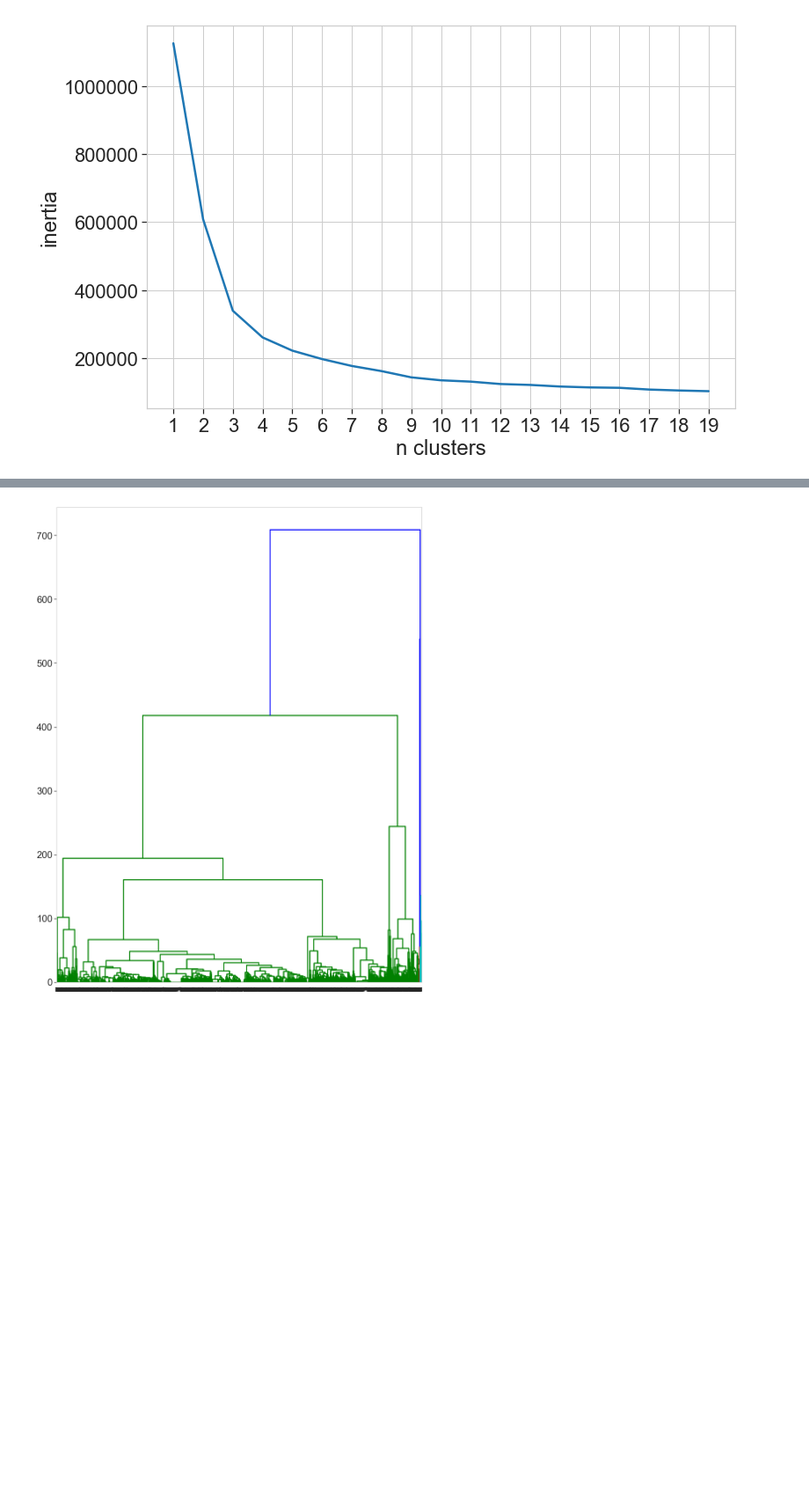
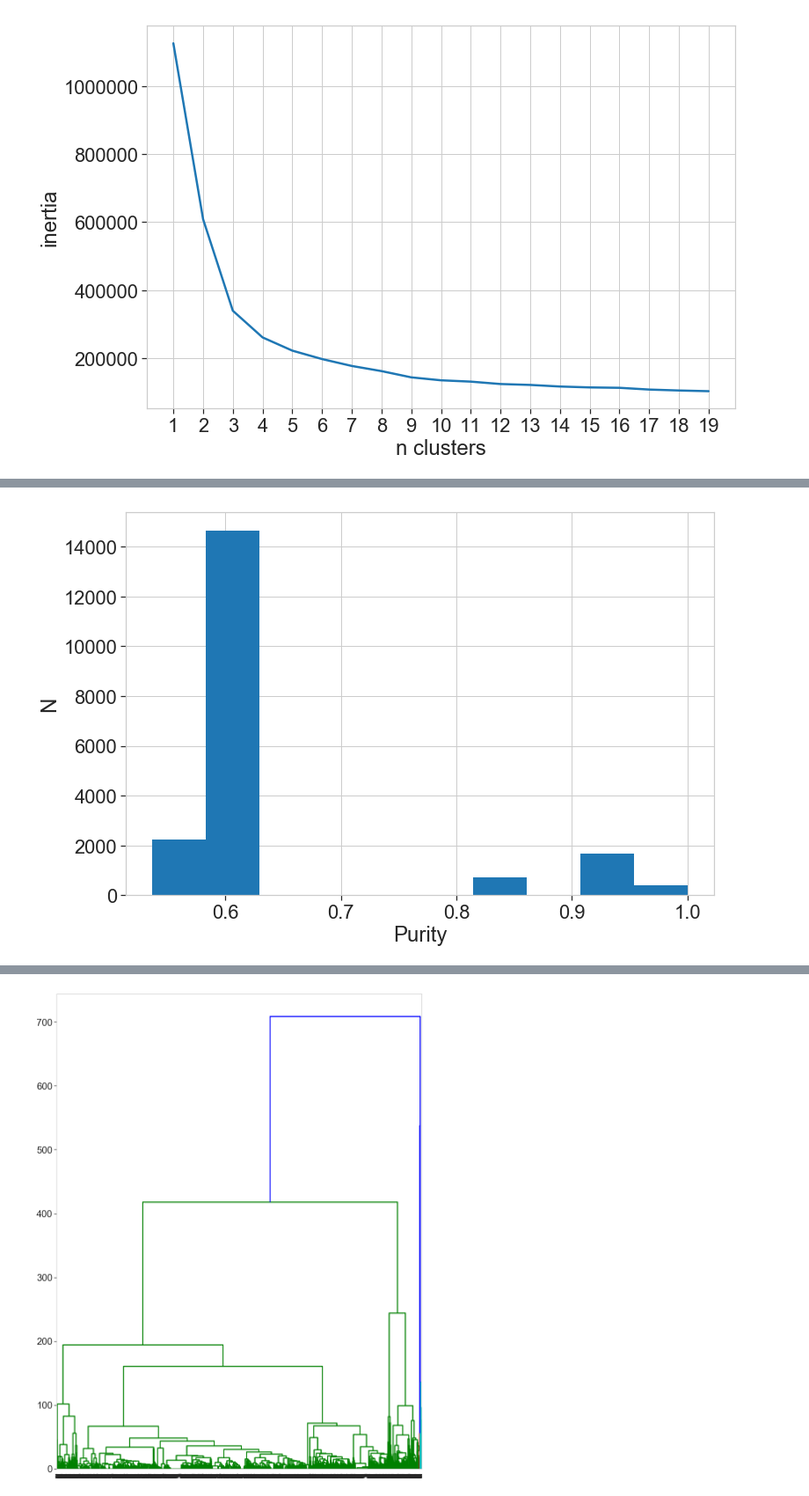
Before and after one commit to jcoupon/NOTAM-classifier, a Jupyter notebook: 3_Modelling/Modelling.ipynb, the cells around one changed output, grey strips where cells are left out. Shown at 88% size. Saved outputs shown, nothing was run; the diff lists cells and outputs as text; code cells hidden in the pictures; blank space fills up the shorter version.

```diff
--- a/3_Modelling/Modelling.ipynb
+++ b/3_Modelling/Modelling.ipynb
@@ -402,0 +427,9 @@ ax.scatter(X_reduced[:, 0][~select], X_reduced[:,1][~select], alpha=1.0)
+# %%
+# 27
+fig, ax = plt.subplots(figsize=(12, 8))
+ax.hist(purity, weights=N, bins=10)
+ax.set_xlabel('Purity')
+ax.set_ylabel('N')
+None
+# %% [output]
+[figure, added]
```
Also changed, not shown: parts of 38 cells of this notebook, 11 other files.
